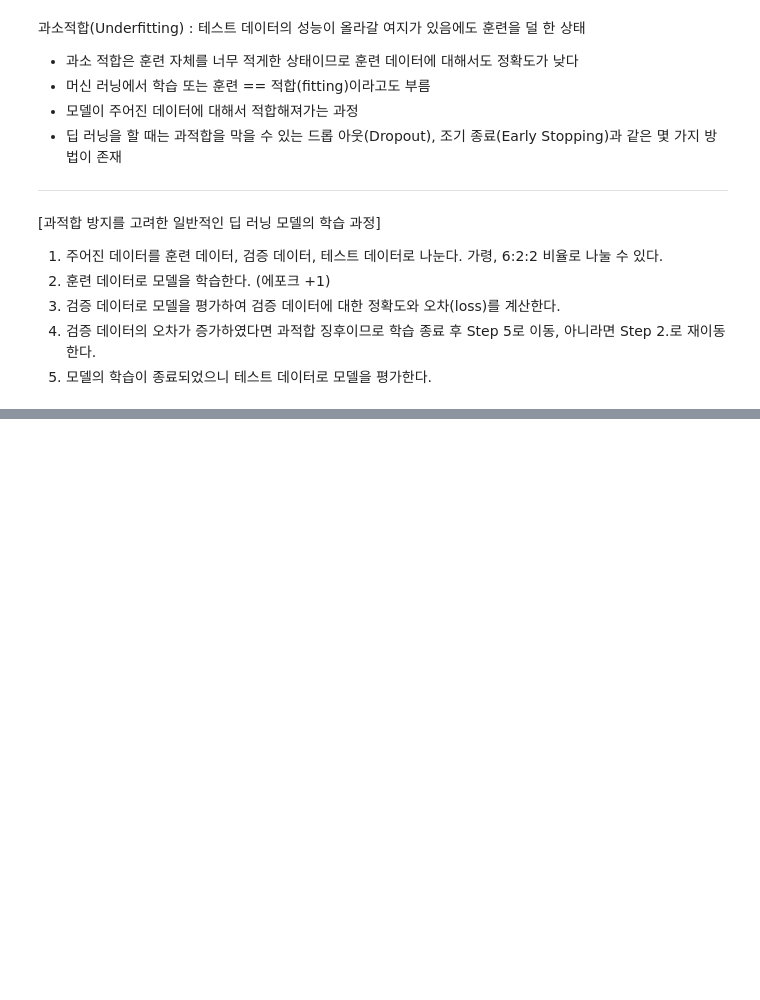
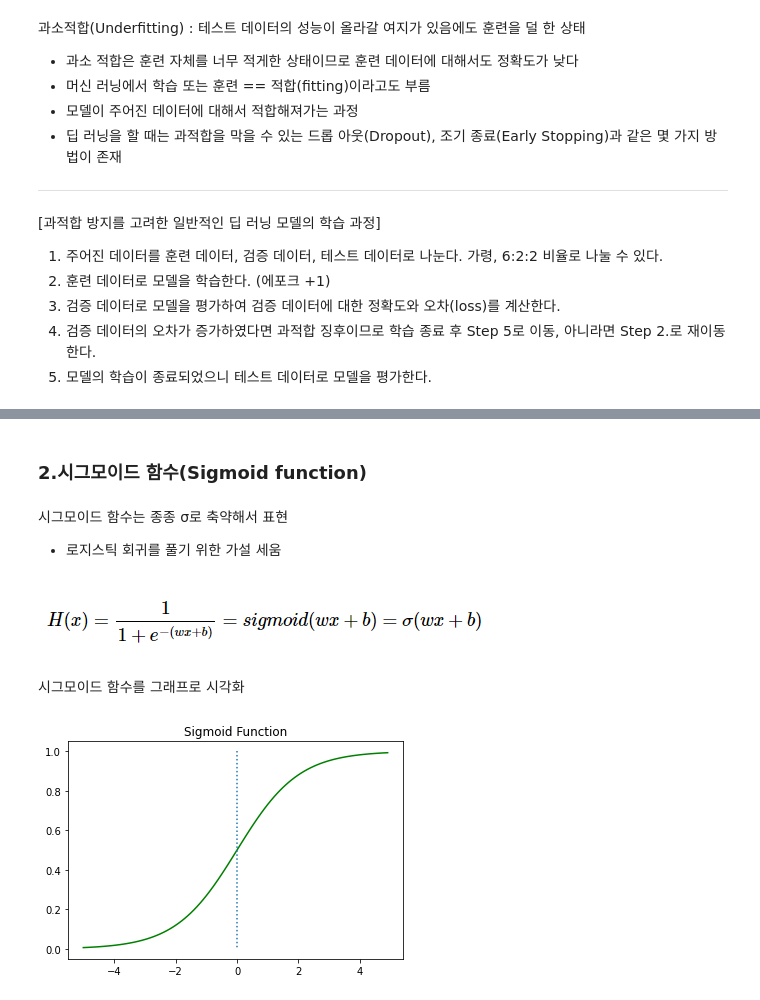
Before and after one commit to euneun316/NLP-Study, a Jupyter notebook: Natural Language Processing/Machine_Learning.ipynb, the cells around one changed output, grey strips where cells are left out. Cells and saved outputs as stored; diff of their text form; code cells hidden in the pictures; blank space fills up the shorter version.

```diff
--- a/Natural Language Processing/Machine_Learning.ipynb
+++ b/Natural Language Processing/Machine_Learning.ipynb
@@ -166,0 +473,9 @@ $$
+# %% [markdown]
+### 2.시그모이드 함수(Sigmoid function)
+# %% [markdown]
+시그모이드 함수는 종종 σ로 축약해서 표현
+- 로지스틱 회귀를 풀기 위한 가설 세움
+# %% [markdown]
+![image.png](embedded-picture-1)
+# %% [markdown]
+시그모이드 함수를 그래프로 시각화
@@ -166,0 +485,14 @@ $$
+# %%
+# w = 1, b= 0임을 가정한 그래프
+def sigmoid(x):
+    return 1/(1+np.exp(-x))
+
+x = np.arange(-5.0, 5.0, 0.1)
+y = sigmoid(x)
+
+plt.plot(x, y, 'g')
+plt.plot([0,0],[1.0,0.0], ':') # 가운데 점선 추가
+plt.title('Sigmoid Function')
+plt.show()
+# %% [output]
+[figure, added]
```
Also changed, not shown: parts of 99 cells of this notebook.
